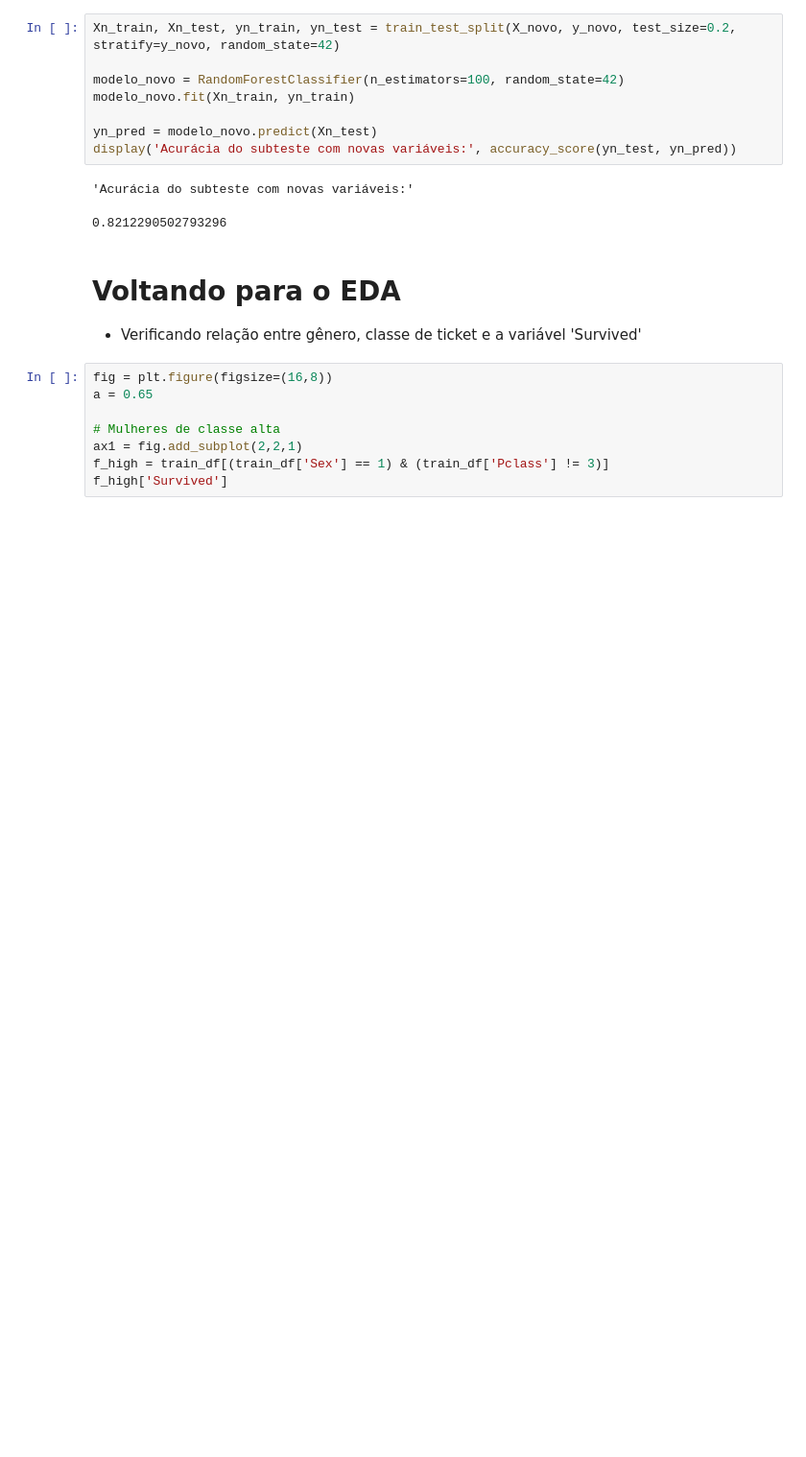
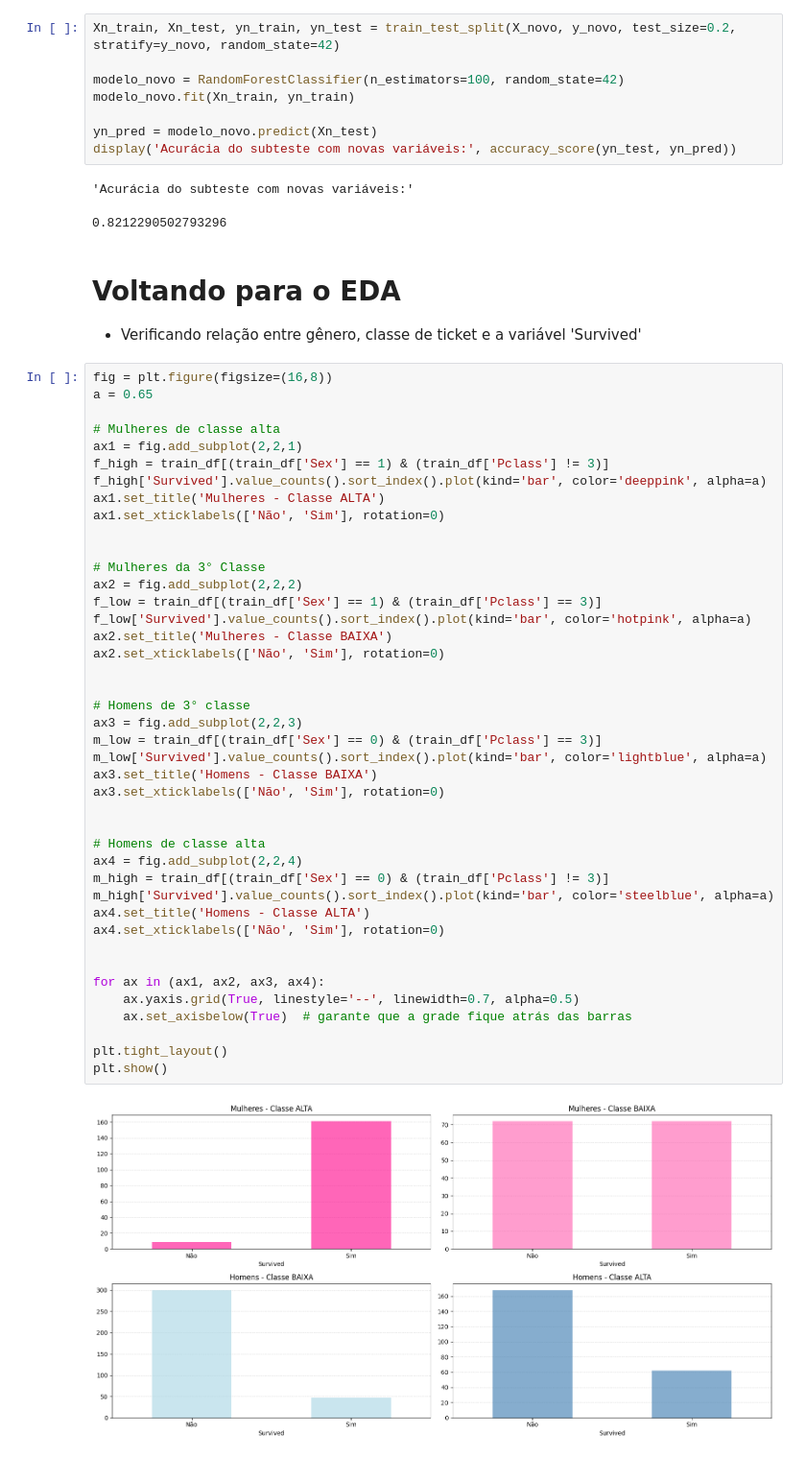
Before and after one commit to moreiraDavi/kaggle-titanic, a Jupyter notebook: kaggle-titanic.ipynb, the cells around one changed output. Shown: that part at 96% size. Drawn from its saved outputs; the diff is of its cells as text; blank space fills up the shorter version.

```diff
--- a/kaggle-titanic.ipynb
+++ b/kaggle-titanic.ipynb
@@ -277,8 +277,44 @@ display('Acurácia do subteste com novas variáveis:', accuracy_score(yn_test, y
 # %%
 fig = plt.figure(figsize=(16,8))
 a = 0.65
 
 # Mulheres de classe alta
 ax1 = fig.add_subplot(2,2,1)
 f_high = train_df[(train_df['Sex'] == 1) & (train_df['Pclass'] != 3)]
-f_high['Survived']
+f_high['Survived'].value_counts().sort_index().plot(kind='bar', color='deeppink', alpha=a)
+ax1.set_title('Mulheres - Classe ALTA')
+ax1.set_xticklabels(['Não', 'Sim'], rotation=0)
+
+
+# Mulheres da 3° Classe
+ax2 = fig.add_subplot(2,2,2)
+f_low = train_df[(train_df['Sex'] == 1) & (train_df['Pclass'] == 3)]
+f_low['Survived'].value_counts().sort_index().plot(kind='bar', color='hotpink', alpha=a)
+ax2.set_title('Mulheres - Classe BAIXA')
+ax2.set_xticklabels(['Não', 'Sim'], rotation=0)
+
+
+# Homens de 3° classe
+ax3 = fig.add_subplot(2,2,3)
+m_low = train_df[(train_df['Sex'] == 0) & (train_df['Pclass'] == 3)]
+m_low['Survived'].value_counts().sort_index().plot(kind='bar', color='lightblue', alpha=a)
+ax3.set_title('Homens - Classe BAIXA')
+ax3.set_xticklabels(['Não', 'Sim'], rotation=0)
+
+
+# Homens de classe alta
+ax4 = fig.add_subplot(2,2,4)
+m_high = train_df[(train_df['Sex'] == 0) & (train_df['Pclass'] != 3)]
+m_high['Survived'].value_counts().sort_index().plot(kind='bar', color='steelblue', alpha=a)
+ax4.set_title('Homens - Classe ALTA')
+ax4.set_xticklabels(['Não', 'Sim'], rotation=0)
+
+
+for ax in (ax1, ax2, ax3, ax4):
+    ax.yaxis.grid(True, linestyle='--', linewidth=0.7, alpha=0.5)
+    ax.set_axisbelow(True)  # garante que a grade fique atrás das barras
+
+plt.tight_layout()
+plt.show()
+# %% [output]
+[figure, added]
```
Also changed, not shown: parts of 11 cells of this notebook.
